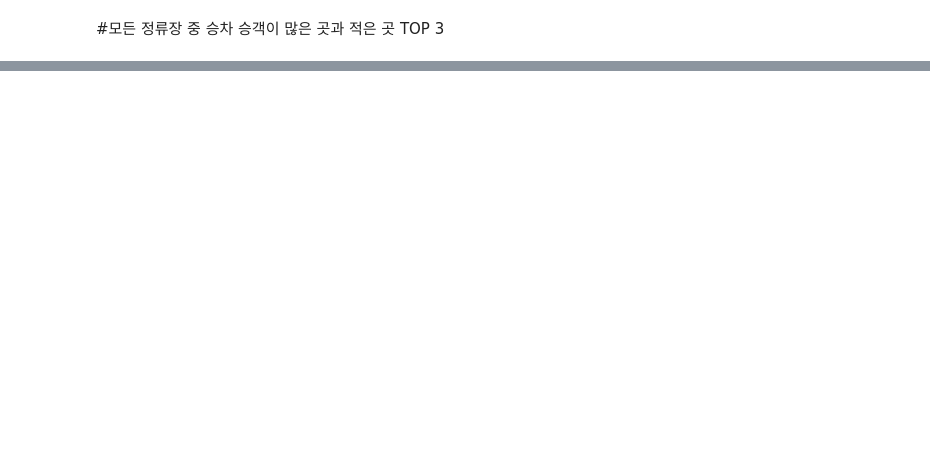
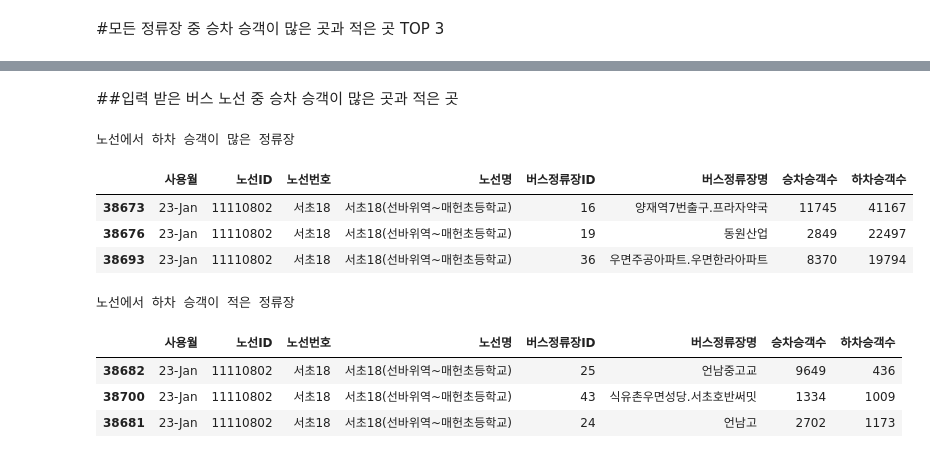
Before and after one commit to aguywhohasADHD/python_project, a Jupyter notebook: project/Untitled1.ipynb, the cells around one changed output, grey strips where cells are left out. Saved outputs shown, nothing was run; the diff lists cells and outputs as text; code cells hidden in the pictures; blank space fills up the shorter version.

```diff
--- a/project/Untitled1.ipynb
+++ b/project/Untitled1.ipynb
@@ -490,3 +261,24 @@ display(sorted_df2[:3])
 | 32675 | 23-Jan | 11110467 | N72 | N72중랑 (중랑공영차고지~은평공영차고지) | 172 | 중랑공영차고지(가상) | 0 | 1 |
 | 3769 | 23-Jan | 11110944 | 1226 | 1226번(월곡중학교~경동시장) | 20 | 월곡래미안루나밸리 | 0 | 309 |
 | 14222 | 23-Jan | 11110932 | 4433 | 4433번(대치역~양재역) | 37 | 대치역(종점가상) | 0 | 3 |
+# %% [markdown]
+##입력 받은 버스 노선 중 승차 승객이 많은 곳과 적은 곳
+# %%
+df2=df[df['노선번호']==bus_name]
+sorted_df=df2.sort_values(by='하차승객수',ascending=False)
+sorted_df2=df2.sort_values(by='하차승객수')
+print('노선에서 하차 승객이 많은 정류장')
+display(sorted_df[:3])
+print('노선에서 하차 승객이 적은 정류장')
+display(sorted_df2[:3])
+# %% [output]
+노선에서 하차 승객이 많은 정류장
+|  | 사용월 | 노선ID | 노선번호 | 노선명 | 버스정류장ID | 버스정류장명 | 승차승객수 | 하차승객수 |
+| 38673 | 23-Jan | 11110802 | 서초18 | 서초18(선바위역~매헌초등학교) | 16 | 양재역7번출구.프라자약국 | 11745 | 41167 |
+| 38676 | 23-Jan | 11110802 | 서초18 | 서초18(선바위역~매헌초등학교) | 19 | 동원산업 | 2849 | 22497 |
+| 38693 | 23-Jan | 11110802 | 서초18 | 서초18(선바위역~매헌초등학교) | 36 | 우면주공아파트.우면한라아파트 | 8370 | 19794 |
+노선에서 하차 승객이 적은 정류장
+|  | 사용월 | 노선ID | 노선번호 | 노선명 | 버스정류장ID | 버스정류장명 | 승차승객수 | 하차승객수 |
+| 38682 | 23-Jan | 11110802 | 서초18 | 서초18(선바위역~매헌초등학교) | 25 | 언남중고교 | 9649 | 436 |
+| 38700 | 23-Jan | 11110802 | 서초18 | 서초18(선바위역~매헌초등학교) | 43 | 식유촌우면성당.서초호반써밋 | 1334 | 1009 |
+| 38681 | 23-Jan | 11110802 | 서초18 | 서초18(선바위역~매헌초등학교) | 24 | 언남고 | 2702 | 1173 |
```
Also changed, not shown: parts of 14 cells of this notebook.
